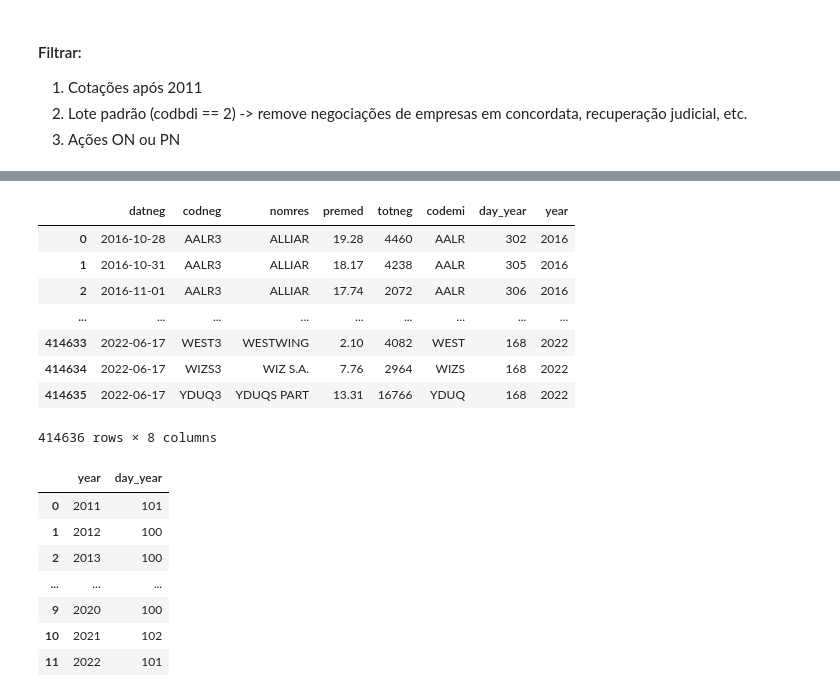
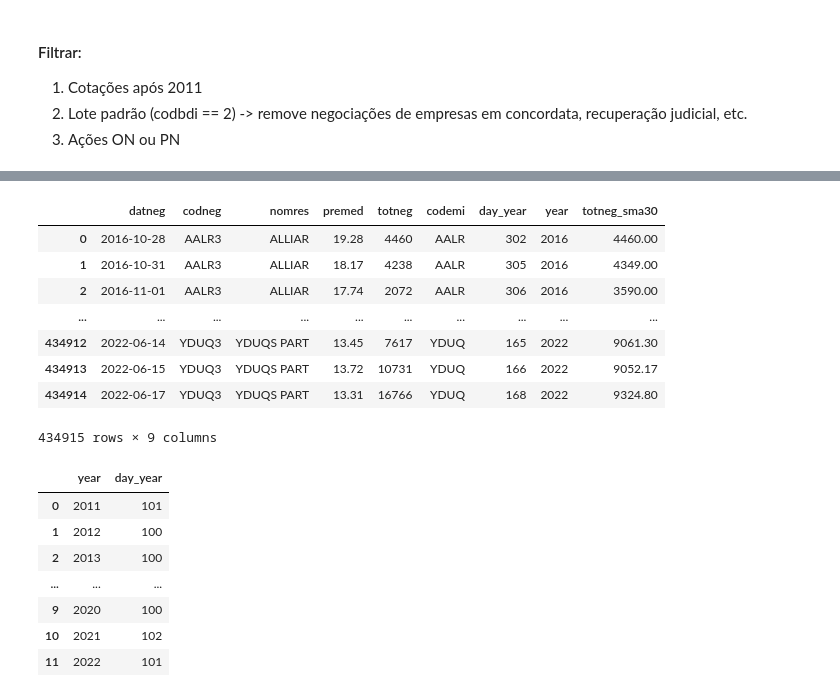
Before and after one commit to AlgebraQuant/MagicFormula, a Jupyter notebook: scripts/2_get_magic_stocks.ipynb, the cells around one changed output, grey strips where cells are left out. Cells and saved outputs as stored; diff of their text form; code cells hidden in the pictures.

Commit message:
data update

```diff
--- a/scripts/2_get_magic_stocks.ipynb
+++ b/scripts/2_get_magic_stocks.ipynb
@@ -21,12 +21,12 @@ DATA_FOLDER = Path("/mnt/aq_disk/data/HistoricalQuotations/processed")
 BASE1 = DATA_FOLDER / "base_95-21.feather"
 BASE2 = DATA_FOLDER / "base_22.feather"
 cols = ['datneg', 'codneg', 'nomres', 'especi', 'codbdi', 'tpmerc', 'preult', 'premed', 'totneg', 'voltot']
-df_mag = (pd
+df_magic = (pd
     .concat([pd.read_feather(BASE1), pd.read_feather(BASE2)], ignore_index=True)
     [cols]
     .query('tpmerc == 10')
 )
-df_mag
+df_magic
 # %% [output]
 |  | datneg | codneg | nomres | especi | codbdi | tpmerc | preult | premed | totneg | voltot |
 | 0 | 2020-02-07 | A1AP34 | ADVANCE AUTO | DRN | 2 | 10 | 143.12 | 143.12 | 2 | 6139848.00 |
@@ -43,14 +43,14 @@ df_mag
 2. Lote padrão (codbdi == 2) -> remove negociações de empresas em concordata, recuperação judicial, etc.
 3. Ações ON ou PN
 # %%
-df_mag.query('\
+df_magic.query('\
     codbdi == 2 and \
     datneg >= "2011.01.01" and \
-    especi.str.contains("ON |PN ")'
+    especi.str.contains("ON |PN |PNA")'
     , inplace=True
 )
-df_mag.reset_index(drop=True, inplace=True)
-df_mag
+df_magic.reset_index(drop=True, inplace=True)
+df_magic
 # %% [output]
 |  | datneg | codneg | nomres | especi | codbdi | tpmerc | preult | premed | totneg | voltot |
 | 0 | 2016-10-28 | AALR3 | ALLIAR | ON NM | 2 | 10 | 19.20 | 19.28 | 4460 | 122334647.00 |
@@ -64,12 +64,14 @@ df_mag
 # %%
 # Manter somente as colunas que serão usadas para fazer o corte nas datas
 cols = ['datneg', 'codneg', 'nomres', 'premed', 'totneg']
-df_mag = df_mag.loc[:, cols]
+df_magic = df_magic.loc[:, cols]
 # Inserir o cód. dos emissores -> 4 primeiros caracteres do código de negociação
-df_mag['codemi'] = df_mag.codneg.str[0:4]
+df_magic['codemi'] = df_magic['codneg'].str[0:4]
 # Inserir o dia do ano e o ano para a operação de corte das ações
-df_mag['day_year'] = df_mag.datneg.dt.day_of_year
-df_mag['year'] = df_mag.datneg.dt.year
-print('Number of companies available for backtesting', df_mag.codemi.nunique())
-df_mag
+df_magic['day_year'] = df_magic['datneg'].dt.day_of_year
+df_magic['year'] = df_magic['datneg'].dt.year
+# Ordenar o dataframe por ativo e data
+df_magic.sort_values(by=['codneg', 'datneg'], inplace=True)
+print('Number of companies available for backtesting', df_magic.codemi.nunique())
+df_magic
 # %% [output]
@@ -85,0 +88,4 @@ Number of companies available for backtesting 500
+# %%
+# Criar coluna com a média móvel de 30 dias do número de negociações de cada ativo
+df_magic['totneg_sma30'] = df_magic.groupby('codneg')['totneg'].transform(lambda x: x.rolling(30, 1).mean())
+df_magic
@@ -86,17 +102,17 @@ Number of companies available for backtesting 500
 # %%
 # Definir o dia de corte e remover negociações posteriores ao corte
-df_mag.query('day_year >= 100', inplace=True)
-df_mag.reset_index(drop=True, inplace=True)
-df_mag
+df_magic.query('day_year >= 100', inplace=True)
+df_magic.reset_index(drop=True, inplace=True)
+df_magic
 # %% [output]
-|  | datneg | codneg | nomres | premed | totneg | codemi | day_year | year |
-| 0 | 2016-10-28 | AALR3 | ALLIAR | 19.28 | 4460 | AALR | 302 | 2016 |
-| 1 | 2016-10-31 | AALR3 | ALLIAR | 18.17 | 4238 | AALR | 305 | 2016 |
-| 2 | 2016-11-01 | AALR3 | ALLIAR | 17.74 | 2072 | AALR | 306 | 2016 |
-| ... | ... | ... | ... | ... | ... | ... | ... | ... |
-| 414633 | 2022-06-17 | WEST3 | WESTWING | 2.10 | 4082 | WEST | 168 | 2022 |
-| 414634 | 2022-06-17 | WIZS3 | WIZ S.A. | 7.76 | 2964 | WIZS | 168 | 2022 |
-| 414635 | 2022-06-17 | YDUQ3 | YDUQS PART | 13.31 | 16766 | YDUQ | 168 | 2022 |
+|  | datneg | codneg | nomres | premed | totneg | codemi | day_year | year | totneg_sma30 |
+| 0 | 2016-10-28 | AALR3 | ALLIAR | 19.28 | 4460 | AALR | 302 | 2016 | 4460.00 |
+| 1 | 2016-10-31 | AALR3 | ALLIAR | 18.17 | 4238 | AALR | 305 | 2016 | 4349.00 |
+| 2 | 2016-11-01 | AALR3 | ALLIAR | 17.74 | 2072 | AALR | 306 | 2016 | 3590.00 |
+| ... | ... | ... | ... | ... | ... | ... | ... | ... | ... |
+| 434912 | 2022-06-14 | YDUQ3 | YDUQS PART | 13.45 | 7617 | YDUQ | 165 | 2022 | 9061.30 |
+| 434913 | 2022-06-15 | YDUQ3 | YDUQS PART | 13.72 | 10731 | YDUQ | 166 | 2022 | 9052.17 |
+| 434914 | 2022-06-17 | YDUQ3 | YDUQS PART | 13.31 | 16766 | YDUQ | 168 | 2022 | 9324.80 |
-414636 rows × 8 columns
+434915 rows × 9 columns
 # %%
 # Calcular o dia mais próximo de 100 em cada ano
```
Also changed, not shown: parts of 48 cells of this notebook, 5 other files.
